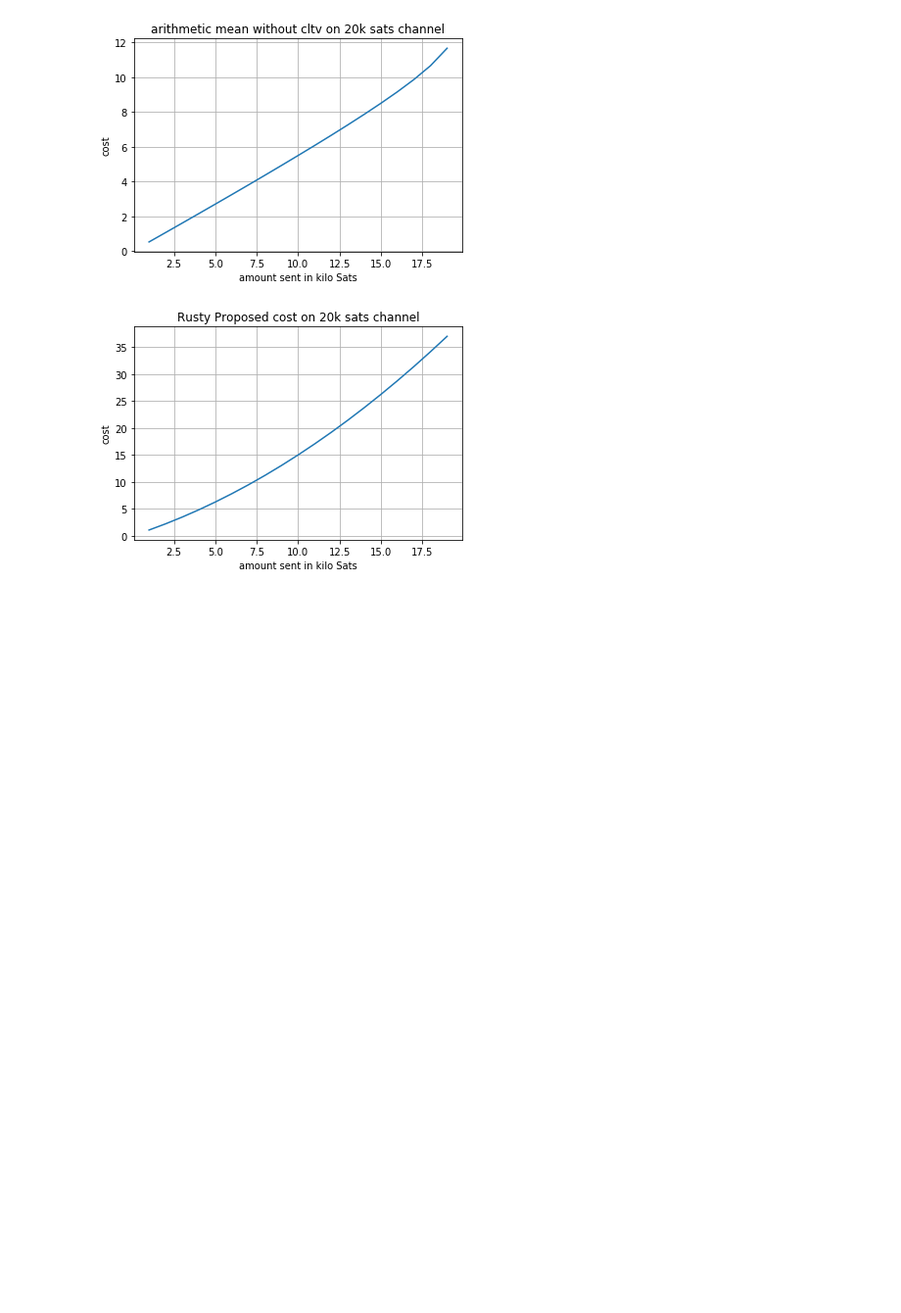
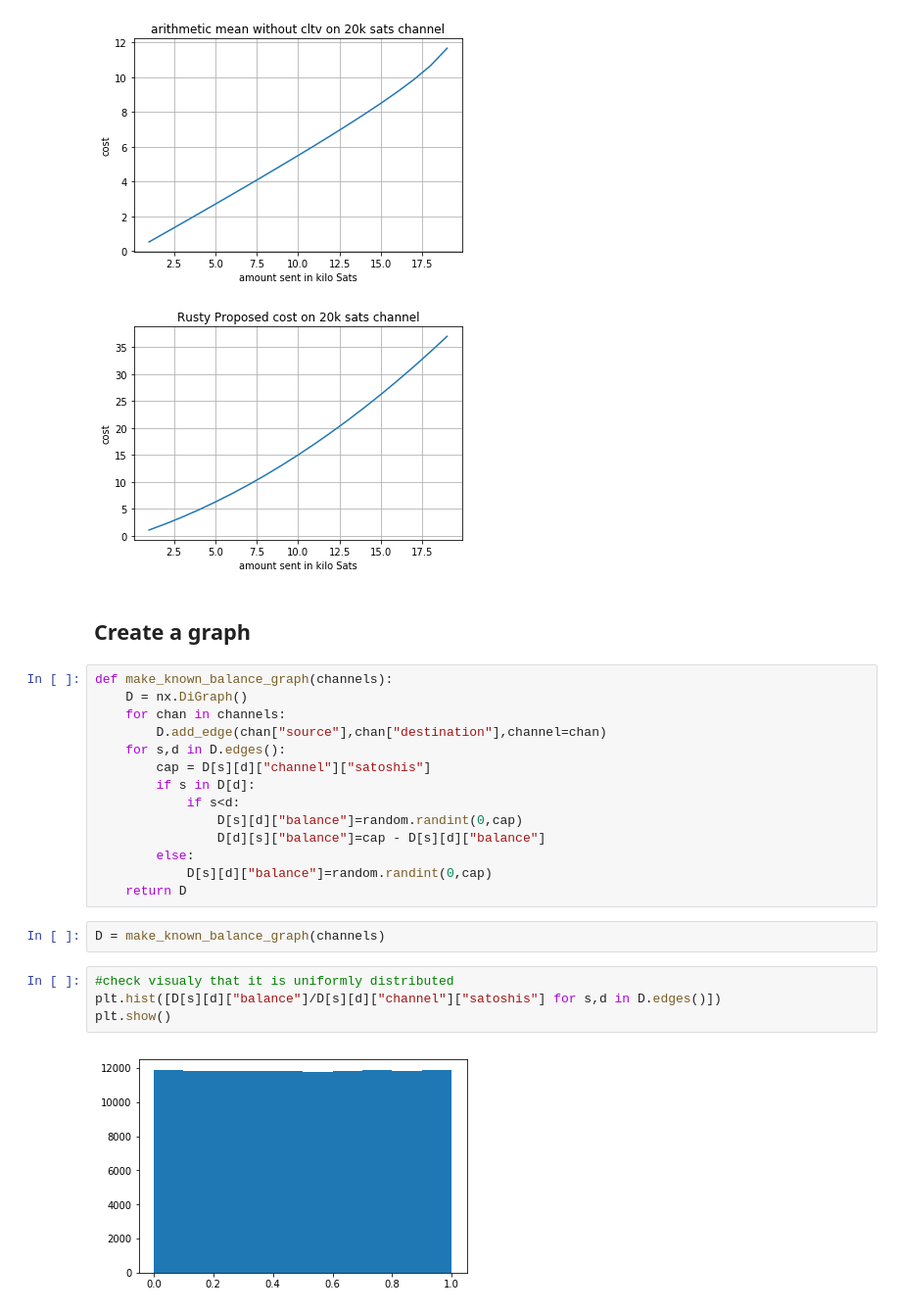
Before and after one commit to renepickhardt/probabilistic-pathfinding, a Jupyter notebook: Probabilistic Pathfinding Simulation.ipynb, the cells around one changed output. Shown: that part at 98% size. Cells and saved outputs as stored; diff of their text form; blank space fills up the shorter version.

```diff
--- a/Probabilistic Pathfinding Simulation.ipynb
+++ b/Probabilistic Pathfinding Simulation.ipynb
@@ -130,3 +137,27 @@ plt.show()
 [figure]
 [figure]
 [figure]
+# %% [markdown]
+   ## Create a graph
+# %%
+def make_known_balance_graph(channels):
+    D = nx.DiGraph()
+    for chan in channels:
+        D.add_edge(chan["source"],chan["destination"],channel=chan)
+    for s,d in D.edges():
+        cap = D[s][d]["channel"]["satoshis"]
+        if s in D[d]:
+            if s<d:
+                D[s][d]["balance"]=random.randint(0,cap)
+                D[d][s]["balance"]=cap - D[s][d]["balance"]
+        else:
+            D[s][d]["balance"]=random.randint(0,cap)
+    return D
+# %%
+D = make_known_balance_graph(channels)
+# %%
+#check visualy that it is uniformly distributed
+plt.hist([D[s][d]["balance"]/D[s][d]["channel"]["satoshis"] for s,d in D.edges()])
+plt.show()
+# %% [output]
+[figure, added]
```
Also changed, not shown: parts of 7 cells of this notebook.
